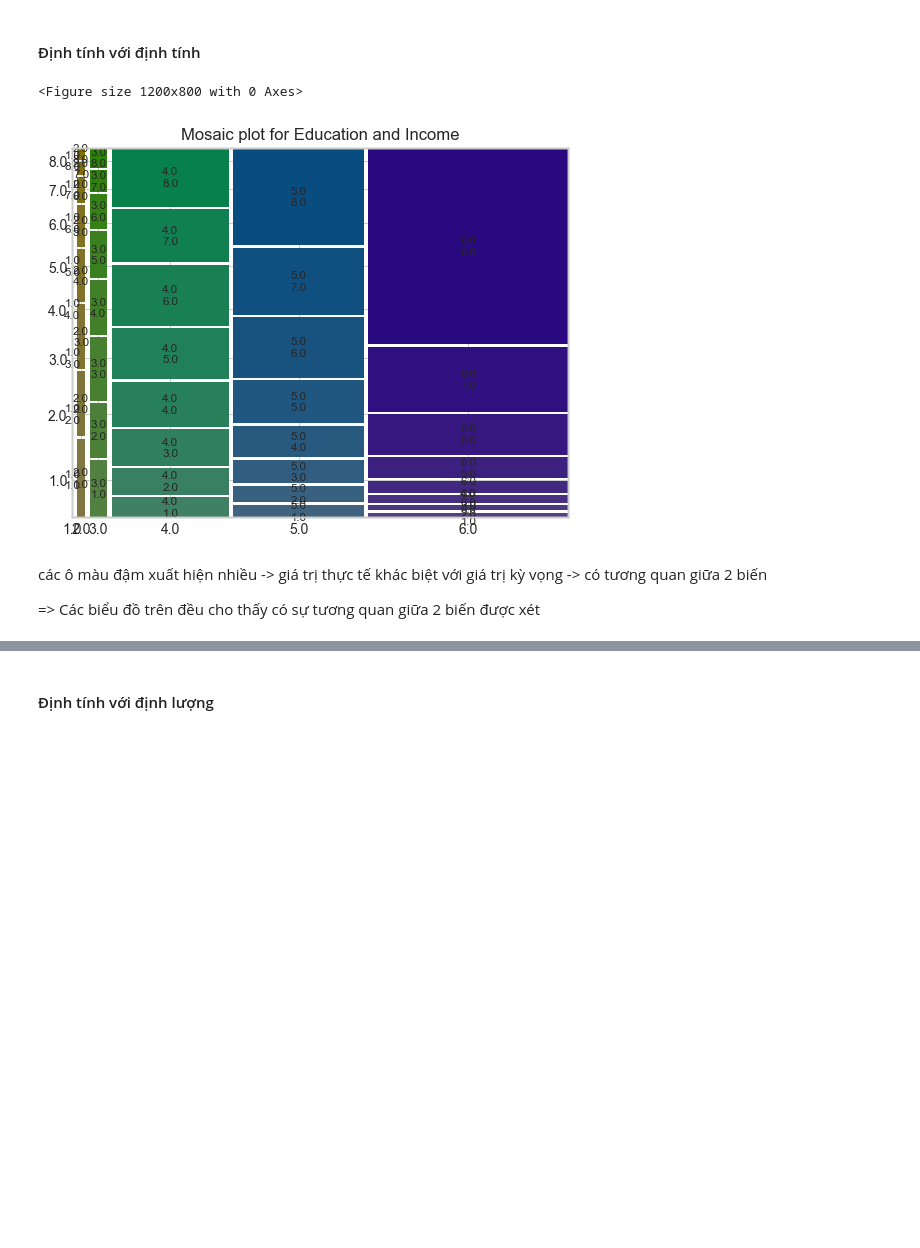
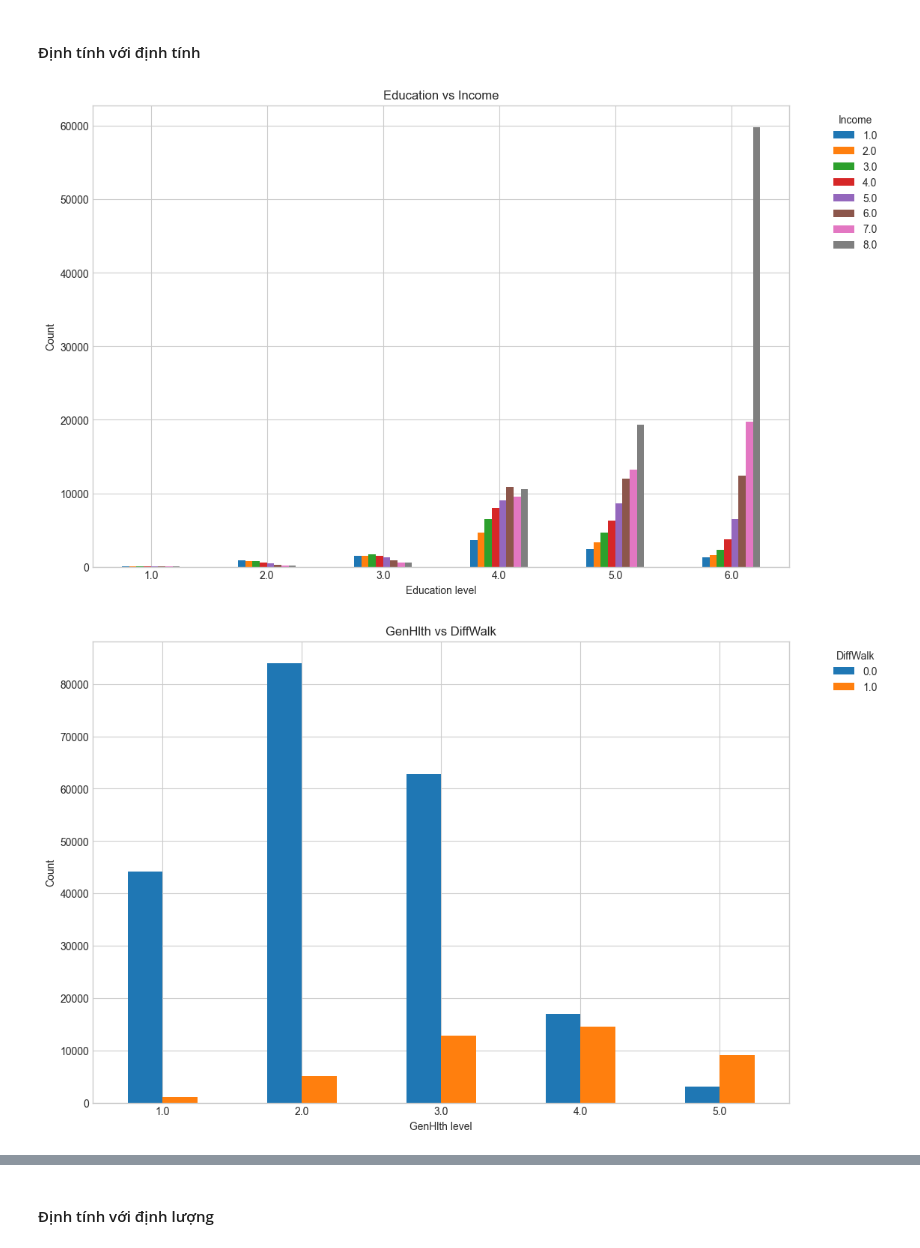
Before and after one commit to NgokNgo/Diabetes-Prediction, a Jupyter notebook: report/pythonDS.ipynb, the cells around one changed output, grey strips where cells are left out. Cells and saved outputs as stored; diff of their text form; code cells hidden in the pictures; blank space fills up the shorter version.

```diff
--- a/report/pythonDS.ipynb
+++ b/report/pythonDS.ipynb
@@ -565,19 +565,21 @@ Kiểm tra các biến có tương quan mạnh với nhau:
 - (GenHlth, Income), (DiffWalk, Income): tương quan nghịch
 # %% [markdown]
 #### Định tính với định tính
-# %%
-from statsmodels.graphics.mosaicplot import mosaic
-
-contingency_table = pd.crosstab(df['Education'], df['Income'])
-
-plt.figure(figsize=(12, 8))
-mosaic(contingency_table.stack(), title='Mosaic plot for Education and Income', gap=0.01)
-plt.xticks(rotation=90)
-plt.show()
-# %% [output]
-<Figure size 1200x800 with 0 Axes>
-[figure, removed]
-# %% [markdown]
-các ô màu đậm xuất hiện nhiều -> giá trị thực tế khác biệt với giá trị kỳ vọng -> có tương quan giữa 2 biến
-
-=> Các biểu đồ trên đều cho thấy có sự tương quan giữa 2 biến được xét
+# %%
+def plot_grouped_bar_chart(df, col1, col2, title, xlabel, ylabel):
+    contingency_table = pd.crosstab(df[col1], df[col2])
+    contingency_table.plot(kind='bar', stacked=False, figsize=(12, 8))
+    plt.title(title)
+    plt.xlabel(xlabel)
+    plt.ylabel(ylabel)
+    plt.xticks(rotation=0)
+    plt.legend(title=col2, bbox_to_anchor=(1.05, 1), loc='upper left')
+    plt.show()
+# %%
+plot_grouped_bar_chart(df, 'Education','Income', 'Education vs Income', 'Education level', 'Count')
+plot_grouped_bar_chart(df, 'GenHlth','DiffWalk', 'GenHlth vs DiffWalk', 'GenHlth level', 'Count')
+plot_grouped_bar_chart(df, 'GenHlth','Income', 'GenHlth vs Income', 'GenHlth level', 'Count')
+plot_grouped_bar_chart(df, 'Income','DiffWalk', 'Income vs DiffWalk', 'Income level', 'Count')
+# %% [output]
+[figure, added]
+[figure, added]
```
Also changed, not shown: parts of 4 cells of this notebook.
